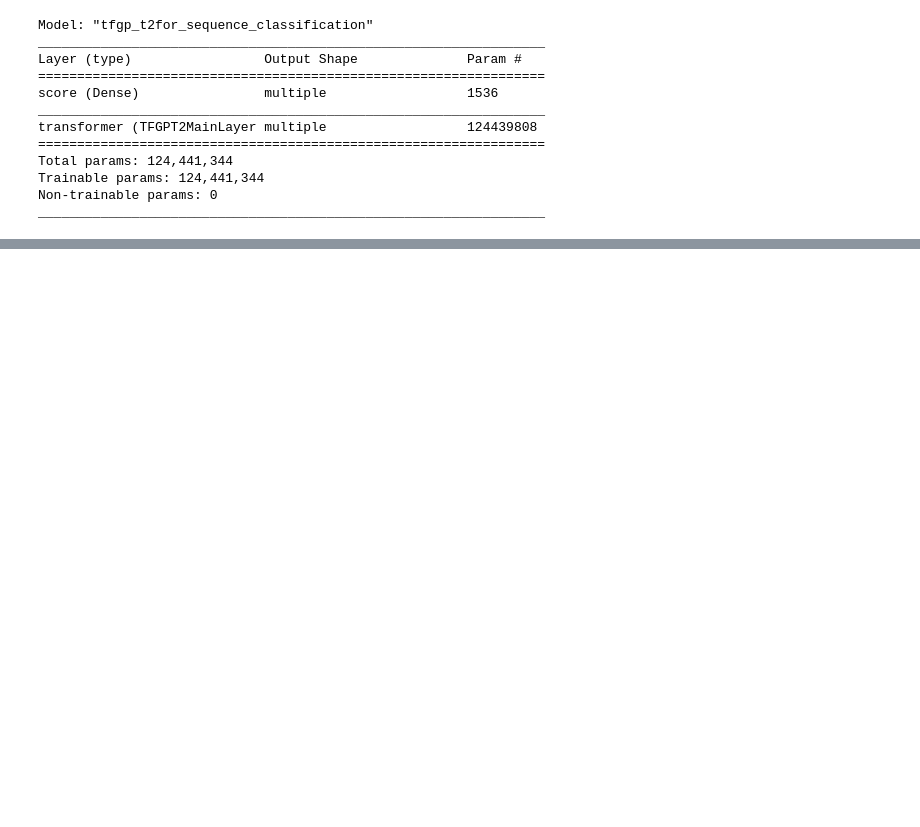
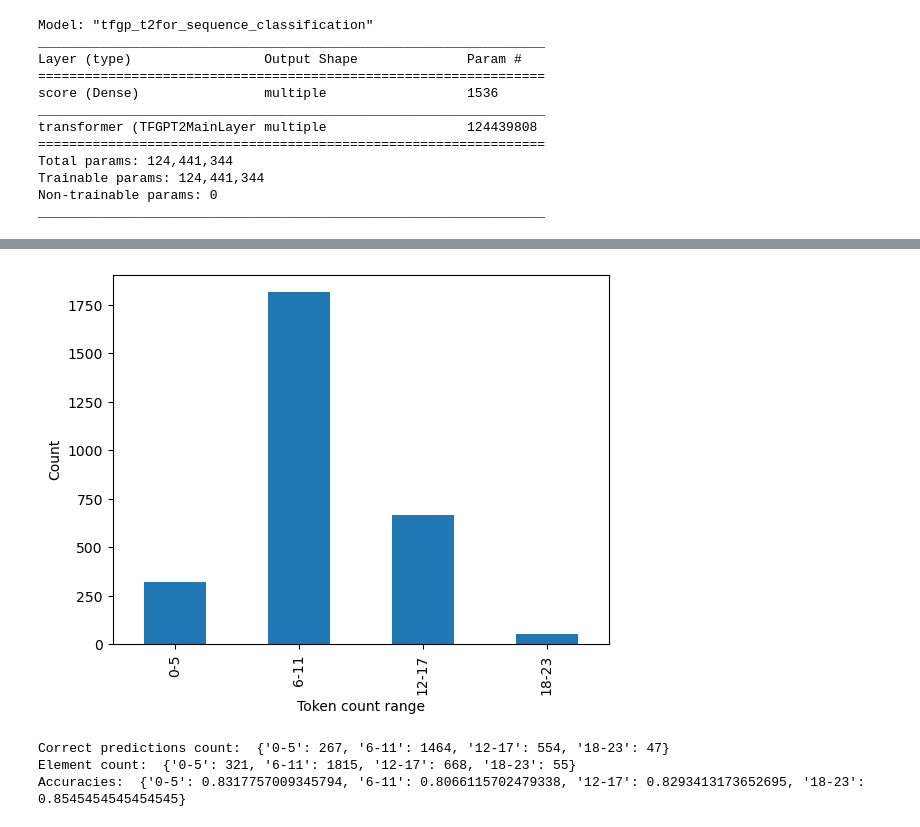
Before and after one commit to arsemi337/nlp-models, a Jupyter notebook: notebooks/sarcasm/sarcasm_pl_gpt2.ipynb, the cells around one changed output, grey strips where cells are left out. Saved outputs shown, nothing was run; the diff lists cells and outputs as text; code cells hidden in the pictures; blank space fills up the shorter version.

Commit message:
Accuracies per word count ranges

```diff
--- a/notebooks/sarcasm/sarcasm_pl_gpt2.ipynb
+++ b/notebooks/sarcasm/sarcasm_pl_gpt2.ipynb
@@ -278,0 +290,5 @@ model_utils.print_incorrectly_predicted_texts(texts=raw_dataset['headline_pl'],
+# %%
+test_df = pd.DataFrame(
+    list(zip(tokenized_test_dataset['headline_pl'], tokenized_test_dataset['is_sarcastic'], class_preds)),
+    columns=['headline_pl', 'is_sarcastic', 'prediction'])
+test_df
@@ -278,0 +297,18 @@ model_utils.print_incorrectly_predicted_texts(texts=raw_dataset['headline_pl'],
+# %%
+def map_token_counts(row):
+    return len(row['headline_pl'].split())
+
+def map_count_belonging(row, divider):
+    int_division_result = int(row['token_count'] / divider) + 1
+    lower_boundary = divider * int_division_result - divider
+    upper_boundary = divider * int_division_result - 1
+    return f"{lower_boundary}-{upper_boundary}"
+
+def map_correctly_predicted(row):
+    return int(row['is_sarcastic'] == row['prediction'])
+
+
+test_df['token_count'] = test_df.apply(lambda row: map_token_counts(row), axis=1)
+test_df['count_belonging'] = test_df.apply(lambda row: map_count_belonging(row, divider=6), axis=1)
+test_df['correctly_predicted'] = test_df.apply(lambda row: map_correctly_predicted(row), axis=1)
+test_df
@@ -278,0 +329,13 @@ model_utils.print_incorrectly_predicted_texts(texts=raw_dataset['headline_pl'],
+# %%
+test_df = test_df.drop(test_df[test_df.token_count > 24].index)
+# %%
+test_df = test_df.sort_values(by=['token_count']).reset_index(drop=True)
+# %%
+data = test_df['count_belonging']
+data.value_counts(sort=False).plot.bar()
+plt.xlabel('Token count range')
+plt.ylabel('Count')
+plt.savefig(os.path.join(figures_dir, f'{training_name}_counts_per_range.png'))
+plt.show()
+# %% [output]
+[figure, added]
@@ -278,0 +346,19 @@ model_utils.print_incorrectly_predicted_texts(texts=raw_dataset['headline_pl'],
+# %%
+for _, row in test_df.iterrows():
+    count_belonging = row['count_belonging']
+
+    range_to_element_count_dict[count_belonging] = range_to_element_count_dict[count_belonging] + 1
+
+    if row['correctly_predicted']:
+        range_to_valid_predictions_count_dict[count_belonging] = range_to_valid_predictions_count_dict[count_belonging] + 1
+
+for key in range_to_pred_accuracy_dict.keys():
+    range_to_pred_accuracy_dict[key] = range_to_valid_predictions_count_dict[key] / range_to_element_count_dict[key]
+
+print("Correct predictions count: ", range_to_valid_predictions_count_dict)
+print("Element count: ", range_to_element_count_dict)
+print("Accuracies: ", range_to_pred_accuracy_dict)
+# %% [output]
+Correct predictions count:  {'0-5': 267, '6-11': 1464, '12-17': 554, '18-23': 47}
+Element count:  {'0-5': 321, '6-11': 1815, '12-17': 668, '18-23': 55}
+Accuracies:  {'0-5': 0.8317757009345794, '6-11': 0.8066115702479338, '12-17': 0.8293413173652695, '18-23': 0.8545454545454545}
```
Also changed, not shown: parts of 13 cells of this notebook, 3 other files.
